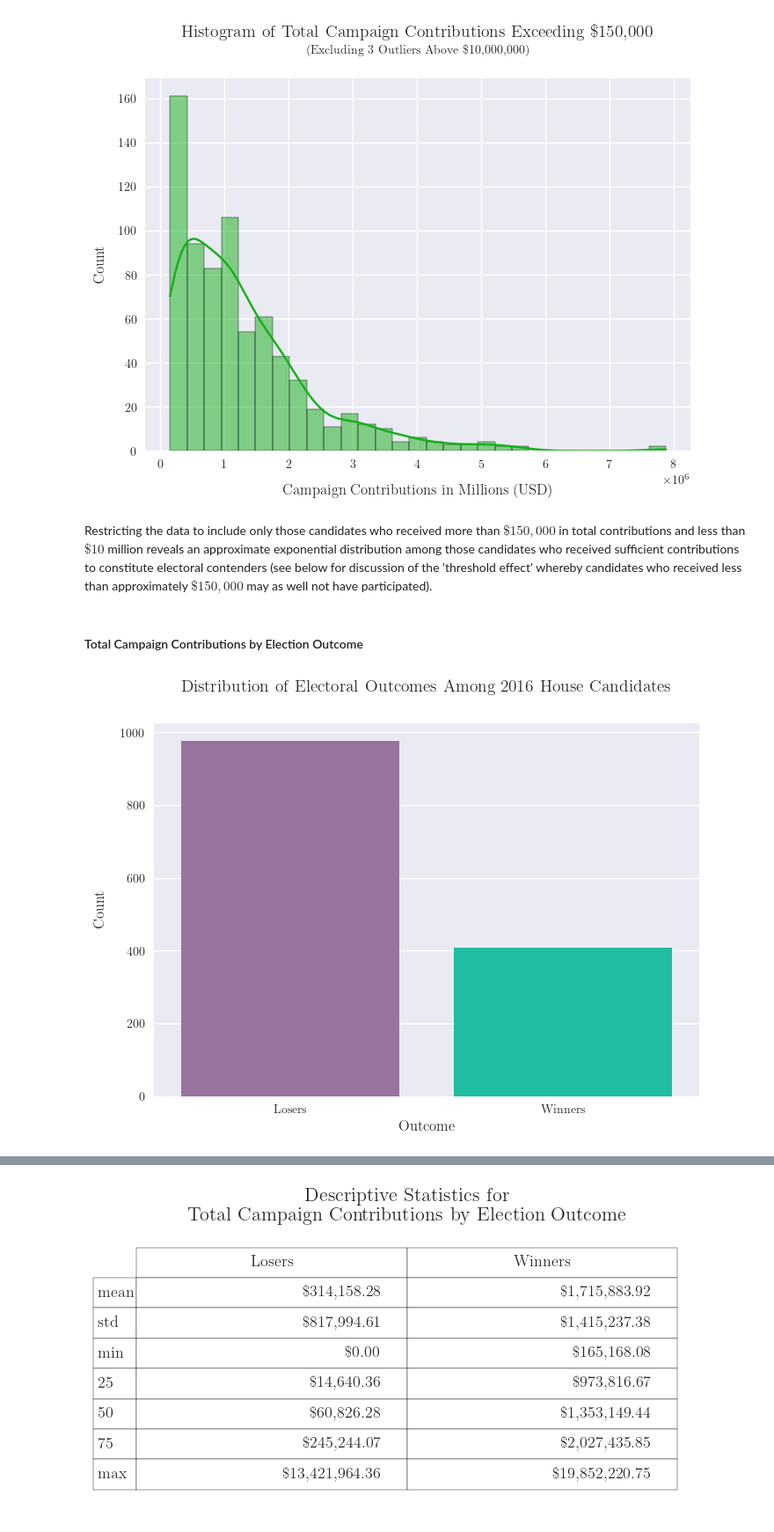
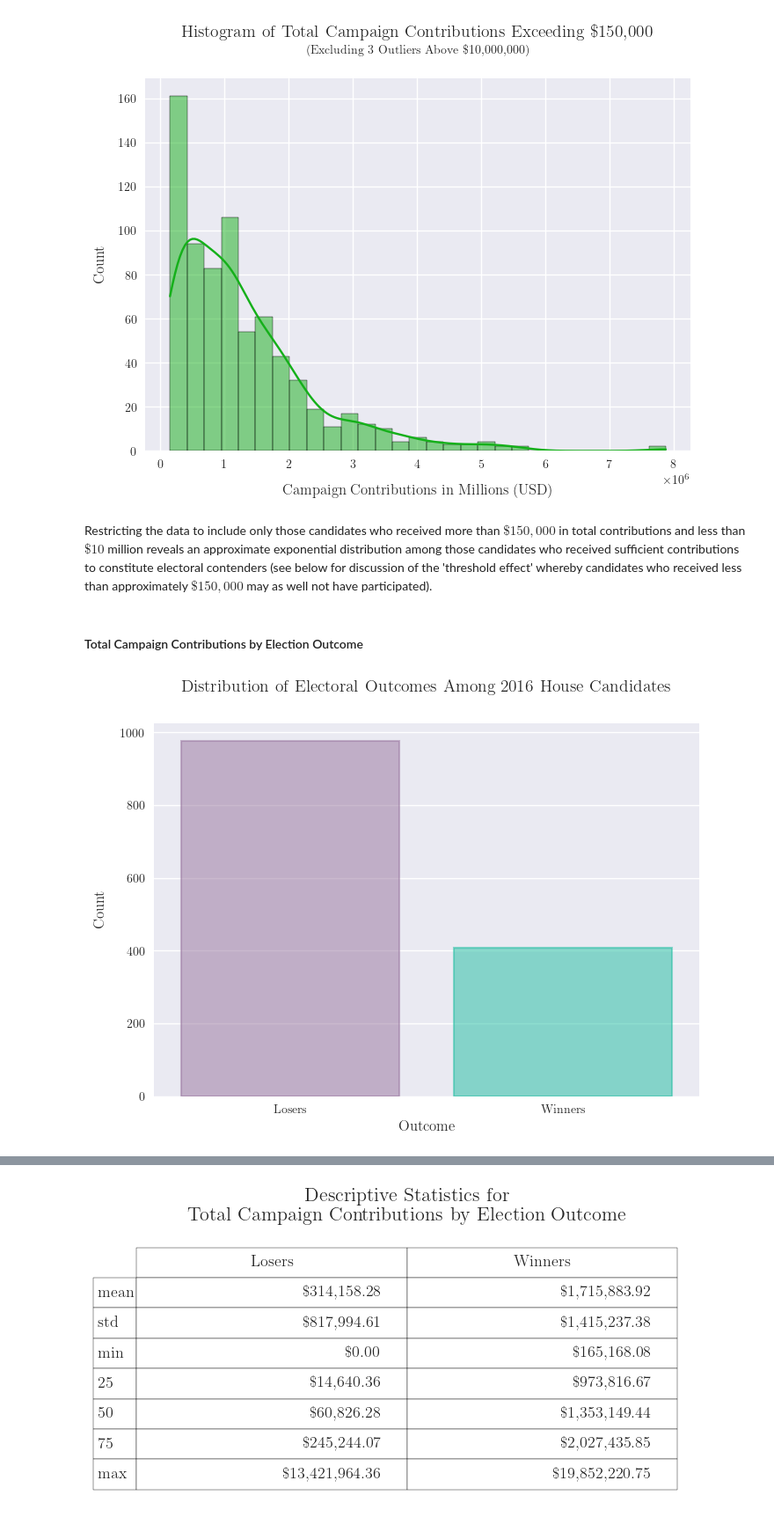
Before and after one commit to neophyte577/campaign-finance-analysis-house-2016, a Jupyter notebook: analysis/primary-analysis-larger-dataset/house_campaign_finance_analysis_2016.ipynb, the cells around one changed output, grey strips where cells are left out. Shown at 88% size. Cells and saved outputs as stored; diff of their text form; code cells hidden in the pictures.

Commit message:
Added new displays, improved aesthetics of existing barplots

```diff
--- a/analysis/primary-analysis-larger-dataset/house_campaign_finance_analysis_2016.ipynb
+++ b/analysis/primary-analysis-larger-dataset/house_campaign_finance_analysis_2016.ipynb
@@ -143,18 +143,23 @@ plt.savefig('../../results/larger-dataset/figures/histogram_of_total_campaign_re
 plt.show()
 # %% [output]
 [figure]
-# %% [markdown]
-Restricting the data to include only those candidates who received more than $\$150,000$ in total contributions and less than $\$10$ million reveals an approximate exponential distribution among those candidates who received sufficient contributions to constitute electoral contenders (see below for discussion of the 'threshold effect' whereby candidates who received less than approximately $\$150,000$ may as well not have participated).
+# %% [markdown]
+Restricting the data to include only those candidates who received more than $\$150,000$ in total contributions and less than $\$10$ million reveals an approximate exponential distribution among those candidates who received sufficient contributions to constitute electoral contenders (see below for discussion of the 'threshold effect' whereby candidates who received less than approximately $\$150,000$ may as well not have participated).
 # %% [markdown]
 #### Total Campaign Contributions by Election Outcome
 # %%
-sns.countplot(data=house, x='winner', palette=['#9c6da5','#04d8b2'])
+barplot = sns.countplot(data=house, x='winner', palette=['#9c6da5','#04d8b2'], alpha=0.5)
 
 plt.title('Distribution of Electoral Outcomes Among 2016 House Candidates', fontsize=14, pad=26)
+bars = plt.gca().patches
+for bar in barplot.patches:
+    bar_color = bar.get_facecolor()
+    bar.set_edgecolor(bar_color)
+    bar.set_linewidth(1.5)
 plt.xlabel('Outcome', fontsize=12)
 plt.ylabel('Count', labelpad=12, fontsize=12)
 plt.xticks(ticks=[0,1], labels=['Losers','Winners'])
 plt.savefig('../../results/larger-dataset/figures/barplot_of_distribution_of_electoral_outcomes_among_2016_house_candidates.png')
 plt.show()
 # %% [output]
-[figure, old version]
+[figure, new version]
```
Also changed, not shown: parts of 31 cells of this notebook, 13 other files.
